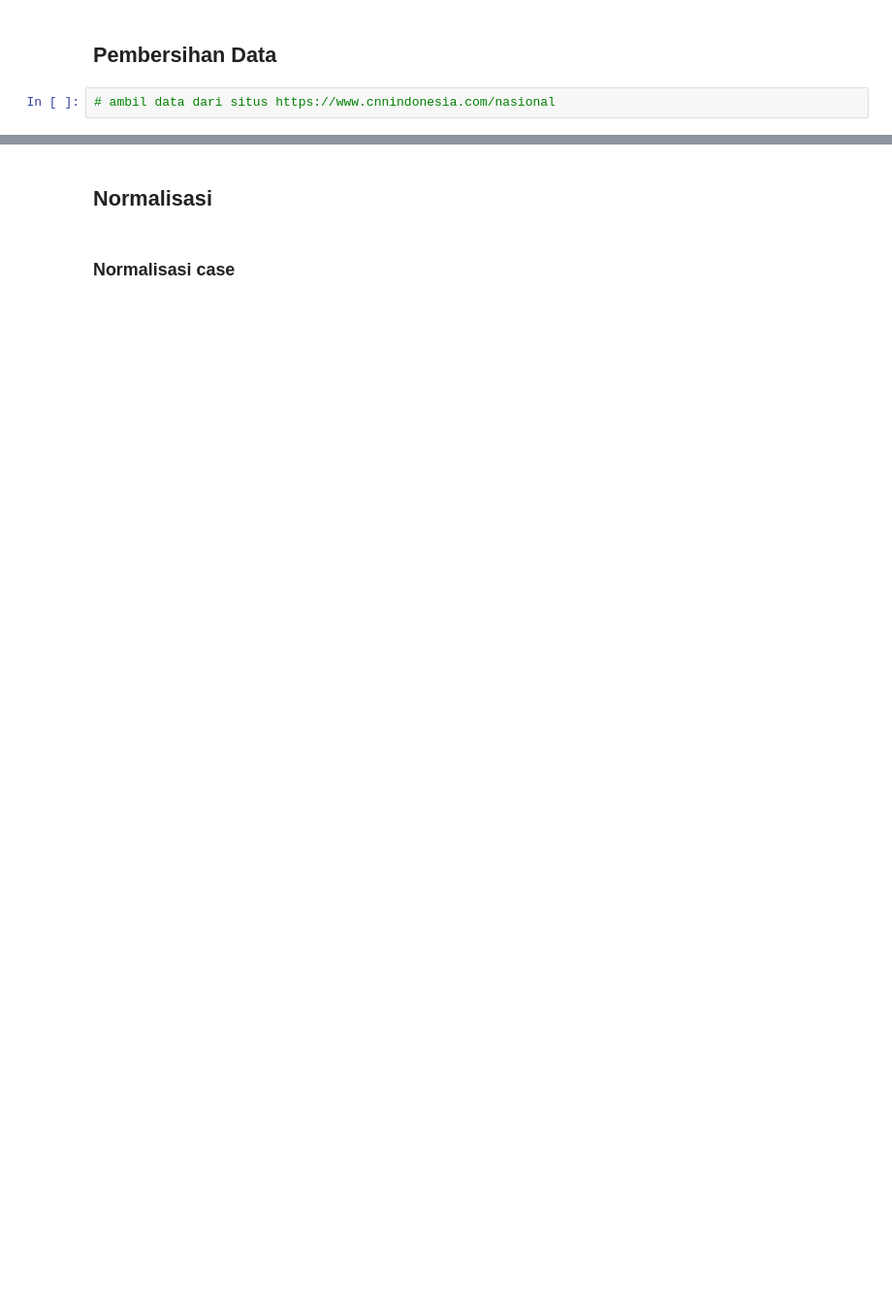
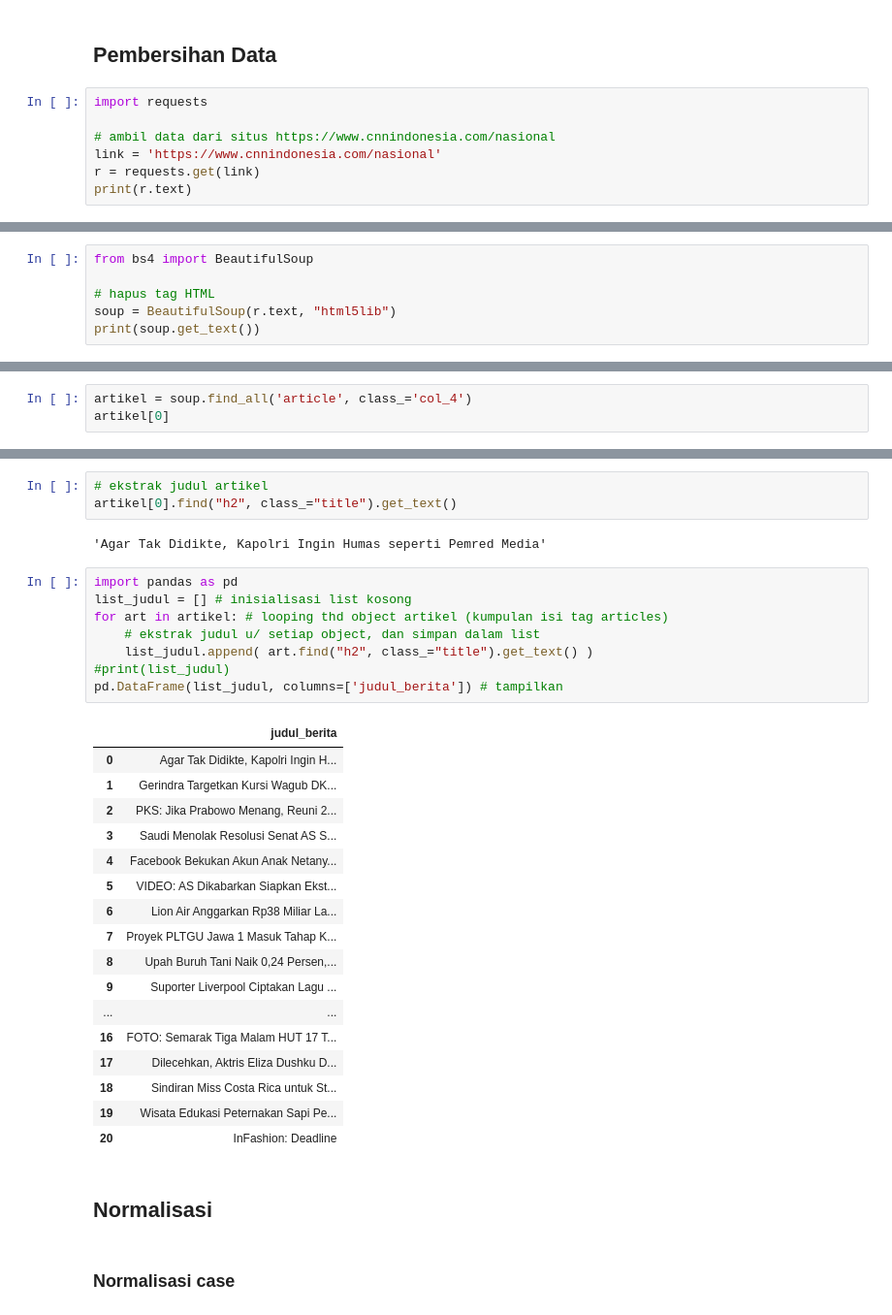
Before and after one commit to afifai/workshop_NLP, a Jupyter notebook: 1_pemrosesan_teks/pemrosesan_teks.ipynb, the cells around one changed output, grey strips where cells are left out. Shown: that part at 97% size. Drawn from its saved outputs; the diff is of its cells as text; blank space fills up the shorter version.

Commit message:
add_data

```diff
--- a/1_pemrosesan_teks/pemrosesan_teks.ipynb
+++ b/1_pemrosesan_teks/pemrosesan_teks.ipynb
@@ -11,4 +47,9 @@
 # %% [markdown]
 ## Pembersihan Data
 # %%
+import requests
+
 # ambil data dari situs https://www.cnnindonesia.com/nasional
+link = 'https://www.cnnindonesia.com/nasional'
+r = requests.get(link)
+print(r.text)
@@ -14,0 +74,6 @@
+# %%
+from bs4 import BeautifulSoup
+
+# hapus tag HTML
+soup = BeautifulSoup(r.text, "html5lib")
+print(soup.get_text())
@@ -14,0 +98,3 @@
+# %%
+artikel = soup.find_all('article', class_='col_4')
+artikel[0]
@@ -15,3 +112,34 @@
+# %%
+# ekstrak judul artikel
+artikel[0].find("h2", class_="title").get_text()
+# %% [output]
+'Agar Tak Didikte, Kapolri Ingin Humas seperti Pemred Media'
+# %%
+import pandas as pd
+list_judul = [] # inisialisasi list kosong
+for art in artikel: # looping thd object artikel (kumpulan isi tag articles)
+    # ekstrak judul u/ setiap object, dan simpan dalam list
+    list_judul.append( art.find("h2", class_="title").get_text() )
+#print(list_judul)
+pd.DataFrame(list_judul, columns=['judul_berita']) # tampilkan
+# %% [output]
+|  | judul_berita |
+| 0 | Agar Tak Didikte, Kapolri Ingin H... |
+| 1 | Gerindra Targetkan Kursi Wagub DK... |
+| 2 | PKS: Jika Prabowo Menang, Reuni 2... |
+| 3 | Saudi Menolak Resolusi Senat AS S... |
+| 4 | Facebook Bekukan Akun Anak Netany... |
+| 5 | VIDEO: AS Dikabarkan Siapkan Ekst... |
+| 6 | Lion Air Anggarkan Rp38 Miliar La... |
+| 7 | Proyek PLTGU Jawa 1 Masuk Tahap K... |
+| 8 | Upah Buruh Tani Naik 0,24 Persen,... |
+| 9 | Suporter Liverpool Ciptakan Lagu ... |
+| ... | ... |
+| 16 | FOTO: Semarak Tiga Malam HUT 17 T... |
+| 17 | Dilecehkan, Aktris Eliza Dushku D... |
+| 18 | Sindiran Miss Costa Rica untuk St... |
+| 19 | Wisata Edukasi Peternakan Sapi Pe... |
+| 20 | InFashion: Deadline |
 # %% [markdown]
 ## Normalisasi
 # %% [markdown]
```
Also changed, not shown: parts of 15 cells of this notebook, 3 other files.
